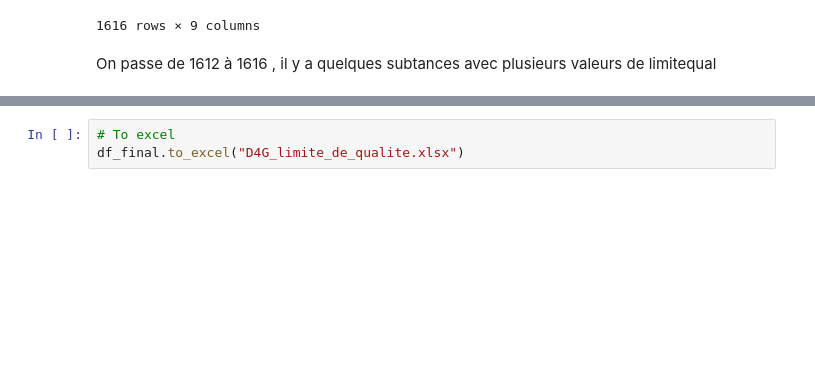
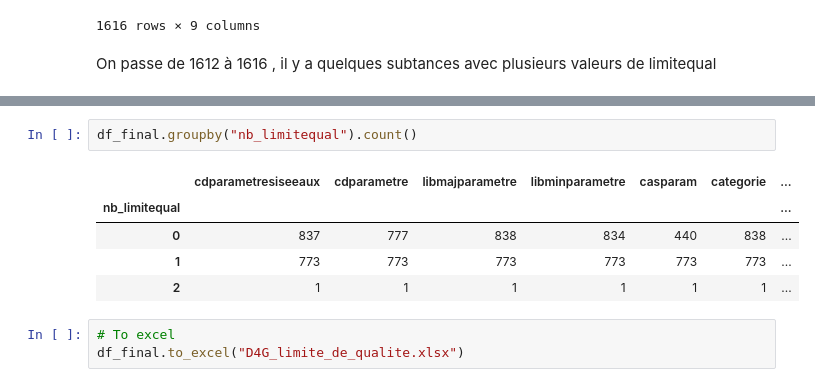
Before and after one commit to dataforgoodfr/13_pollution_eau, a Jupyter notebook: analytics/notebooks/Tache132_Etude_limite_de_qualite.ipynb, the cells around one changed output, grey strips where cells are left out. Saved outputs shown, nothing was run; the diff lists cells and outputs as text; blank space fills up the shorter version.

```diff
--- a/analytics/notebooks/Tache132_Etude_limite_de_qualite.ipynb
+++ b/analytics/notebooks/Tache132_Etude_limite_de_qualite.ipynb
@@ -315,3 +325,11 @@ df_final[df_final["cdparametresiseeaux"].isin(list_of_values)].sort_values(
+# %%
+df_final.groupby("nb_limitequal").count()
+# %% [output]
+|  | cdparametresiseeaux | cdparametre | libmajparametre | libminparametre | casparam | categorie | ... |
+| nb_limitequal |  |  |  |  |  |  | ... |
+| 0 | 837 | 777 | 838 | 834 | 440 | 838 | ... |
+| 1 | 773 | 773 | 773 | 773 | 773 | 773 | ... |
+| 2 | 1 | 1 | 1 | 1 | 1 | 1 | ... |
 # %%
 # To excel
 df_final.to_excel("D4G_limite_de_qualite.xlsx")
```
Also changed, not shown: parts of 10 cells of this notebook.
